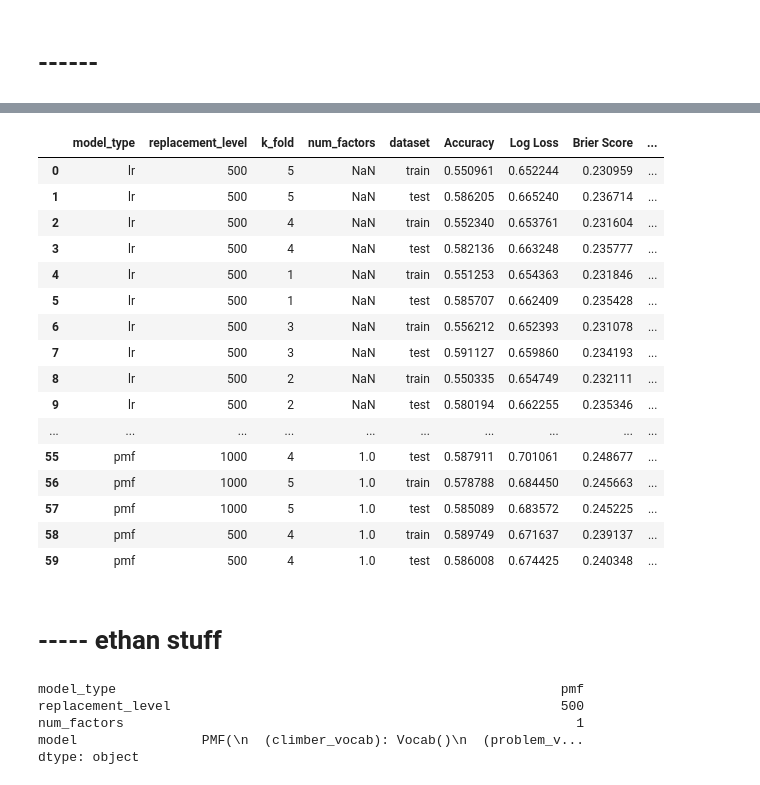
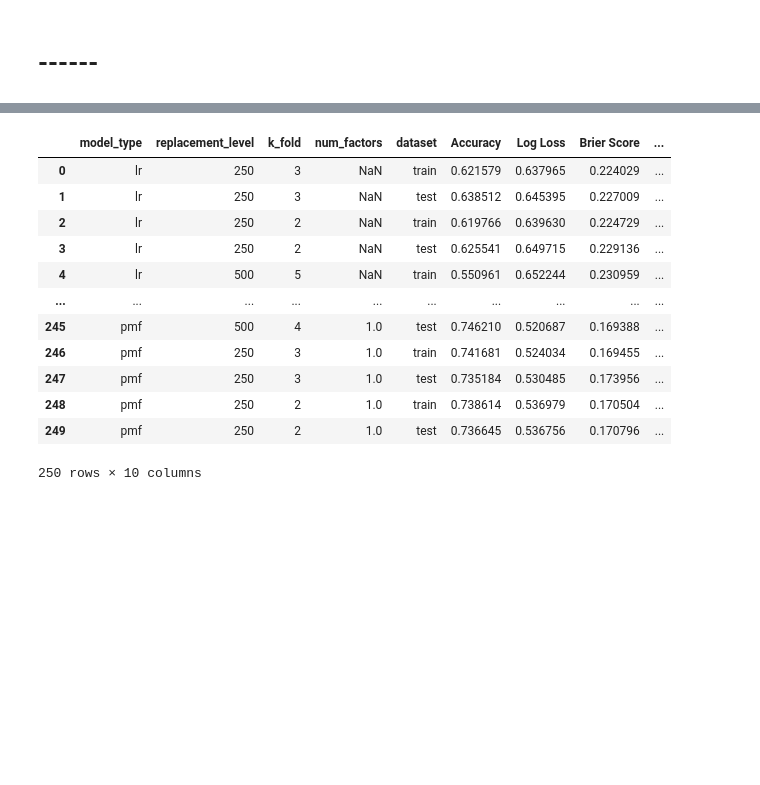
Before and after one commit to baronet2/boulder2vec, a Jupyter notebook: eval.ipynb, the cells around one changed output, grey strips where cells are left out. Drawn from its saved outputs; the diff is of its cells as text; code cells hidden in the pictures; blank space fills up the shorter version.

```diff
--- a/eval.ipynb
+++ b/eval.ipynb
@@ -109,42 +127,19 @@ for file in pmf_files:
         **test_res
     })
 # %%
-pd.DataFrame(models)
+metrics = pd.DataFrame(models)
+metrics
 # %% [output]
 |  | model_type | replacement_level | k_fold | num_factors | dataset | Accuracy | Log Loss | Brier Score | ... |
-| 0 | lr | 500 | 5 | NaN | train | 0.550961 | 0.652244 | 0.230959 | ... |
-| 1 | lr | 500 | 5 | NaN | test | 0.586205 | 0.665240 | 0.236714 | ... |
-| 2 | lr | 500 | 4 | NaN | train | 0.552340 | 0.653761 | 0.231604 | ... |
-| 3 | lr | 500 | 4 | NaN | test | 0.582136 | 0.663248 | 0.235777 | ... |
-| 4 | lr | 500 | 1 | NaN | train | 0.551253 | 0.654363 | 0.231846 | ... |
-| 5 | lr | 500 | 1 | NaN | test | 0.585707 | 0.662409 | 0.235428 | ... |
-| 6 | lr | 500 | 3 | NaN | train | 0.556212 | 0.652393 | 0.231078 | ... |
-| 7 | lr | 500 | 3 | NaN | test | 0.591127 | 0.659860 | 0.234193 | ... |
-| 8 | lr | 500 | 2 | NaN | train | 0.550335 | 0.654749 | 0.232111 | ... |
-| 9 | lr | 500 | 2 | NaN | test | 0.580194 | 0.662255 | 0.235346 | ... |
+| 0 | lr | 250 | 3 | NaN | train | 0.621579 | 0.637965 | 0.224029 | ... |
+| 1 | lr | 250 | 3 | NaN | test | 0.638512 | 0.645395 | 0.227009 | ... |
+| 2 | lr | 250 | 2 | NaN | train | 0.619766 | 0.639630 | 0.224729 | ... |
+| 3 | lr | 250 | 2 | NaN | test | 0.625541 | 0.649715 | 0.229136 | ... |
+| 4 | lr | 500 | 5 | NaN | train | 0.550961 | 0.652244 | 0.230959 | ... |
 | ... | ... | ... | ... | ... | ... | ... | ... | ... | ... |
-| 55 | pmf | 1000 | 4 | 1.0 | test | 0.587911 | 0.701061 | 0.248677 | ... |
-| 56 | pmf | 1000 | 5 | 1.0 | train | 0.578788 | 0.684450 | 0.245663 | ... |
-| 57 | pmf | 1000 | 5 | 1.0 | test | 0.585089 | 0.683572 | 0.245225 | ... |
-| 58 | pmf | 500 | 4 | 1.0 | train | 0.589749 | 0.671637 | 0.239137 | ... |
-| 59 | pmf | 500 | 4 | 1.0 | test | 0.586008 | 0.674425 | 0.240348 | ... |
+| 245 | pmf | 500 | 4 | 1.0 | test | 0.746210 | 0.520687 | 0.169388 | ... |
+| 246 | pmf | 250 | 3 | 1.0 | train | 0.741681 | 0.524034 | 0.169455 | ... |
+| 247 | pmf | 250 | 3 | 1.0 | test | 0.735184 | 0.530485 | 0.173956 | ... |
+| 248 | pmf | 250 | 2 | 1.0 | train | 0.738614 | 0.536979 | 0.170504 | ... |
+| 249 | pmf | 250 | 2 | 1.0 | test | 0.736645 | 0.536756 | 0.170796 | ... |
+250 rows × 10 columns
-# %% [markdown]
-# ----- ethan stuff
-# %%
-pmf_model = torch.load('models/pmf/model_1_500.pth')
-models = []
-
-pd.Series(
-    {
-        'model_type': 'pmf',
-        'replacement_level': '500',
-        'num_factors': '1',
-        'model': pmf_model
-    }
-)
-# %% [output]
-model_type                                                         pmf
-replacement_level                                                  500
-num_factors                                                          1
-model                PMF(\n  (climber_vocab): Vocab()\n  (problem_v...
-dtype: object
```
Also changed, not shown: parts of 6 cells of this notebook.
